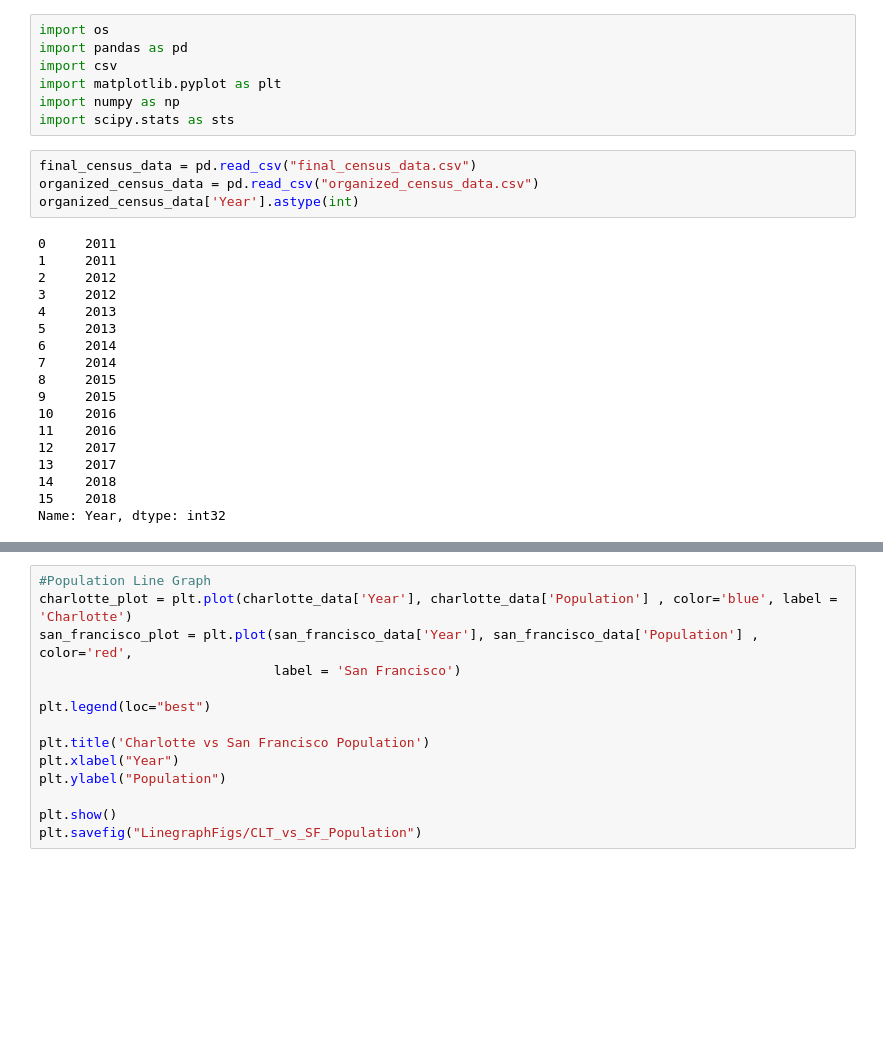
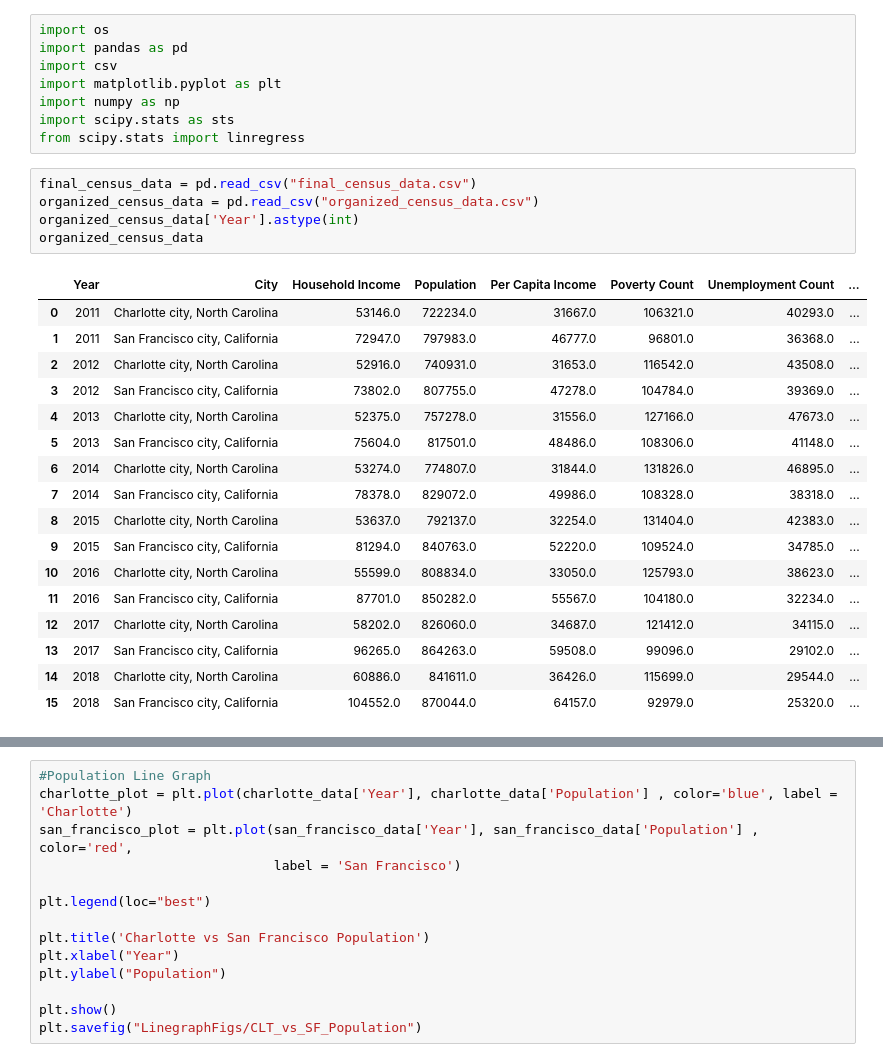
Before and after one commit to plmcgriff21/Project1, a Jupyter notebook: CLT_SF_Line_Graphs.ipynb, the cells around one changed output, grey strips where cells are left out. Drawn from its saved outputs; the diff is of its cells as text; blank space fills up the shorter version.

```diff
--- a/CLT_SF_Line_Graphs.ipynb
+++ b/CLT_SF_Line_Graphs.ipynb
@@ -5,28 +5,30 @@ import csv
 import matplotlib.pyplot as plt
 import numpy as np
 import scipy.stats as sts
+from scipy.stats import linregress
 # %%
 final_census_data = pd.read_csv("final_census_data.csv")
 organized_census_data = pd.read_csv("organized_census_data.csv")
 organized_census_data['Year'].astype(int)
+organized_census_data
 # %% [output]
-0     2011
-1     2011
-2     2012
-3     2012
-4     2013
-5     2013
-6     2014
-7     2014
-8     2015
-9     2015
-10    2016
-11    2016
-12    2017
-13    2017
-14    2018
-15    2018
-Name: Year, dtype: int32
+|  | Year | City | Household Income | Population | Per Capita Income | Poverty Count | Unemployment Count | ... |
+| 0 | 2011 | Charlotte city, North Carolina | 53146.0 | 722234.0 | 31667.0 | 106321.0 | 40293.0 | ... |
+| 1 | 2011 | San Francisco city, California | 72947.0 | 797983.0 | 46777.0 | 96801.0 | 36368.0 | ... |
+| 2 | 2012 | Charlotte city, North Carolina | 52916.0 | 740931.0 | 31653.0 | 116542.0 | 43508.0 | ... |
+| 3 | 2012 | San Francisco city, California | 73802.0 | 807755.0 | 47278.0 | 104784.0 | 39369.0 | ... |
+| 4 | 2013 | Charlotte city, North Carolina | 52375.0 | 757278.0 | 31556.0 | 127166.0 | 47673.0 | ... |
+| 5 | 2013 | San Francisco city, California | 75604.0 | 817501.0 | 48486.0 | 108306.0 | 41148.0 | ... |
+| 6 | 2014 | Charlotte city, North Carolina | 53274.0 | 774807.0 | 31844.0 | 131826.0 | 46895.0 | ... |
+| 7 | 2014 | San Francisco city, California | 78378.0 | 829072.0 | 49986.0 | 108328.0 | 38318.0 | ... |
+| 8 | 2015 | Charlotte city, North Carolina | 53637.0 | 792137.0 | 32254.0 | 131404.0 | 42383.0 | ... |
+| 9 | 2015 | San Francisco city, California | 81294.0 | 840763.0 | 52220.0 | 109524.0 | 34785.0 | ... |
+| 10 | 2016 | Charlotte city, North Carolina | 55599.0 | 808834.0 | 33050.0 | 125793.0 | 38623.0 | ... |
+| 11 | 2016 | San Francisco city, California | 87701.0 | 850282.0 | 55567.0 | 104180.0 | 32234.0 | ... |
+| 12 | 2017 | Charlotte city, North Carolina | 58202.0 | 826060.0 | 34687.0 | 121412.0 | 34115.0 | ... |
+| 13 | 2017 | San Francisco city, California | 96265.0 | 864263.0 | 59508.0 | 99096.0 | 29102.0 | ... |
+| 14 | 2018 | Charlotte city, North Carolina | 60886.0 | 841611.0 | 36426.0 | 115699.0 | 29544.0 | ... |
+| 15 | 2018 | San Francisco city, California | 104552.0 | 870044.0 | 64157.0 | 92979.0 | 25320.0 | ... |
 # %%
 charlotte_data = organized_census_data.loc[(organized_census_data['City']=='Charlotte city, North Carolina')]
 san_francisco_data = organized_census_data.loc[(organized_census_data['City']=='San Francisco city, California')]
```
Also changed, not shown: parts of 2 cells of this notebook.
